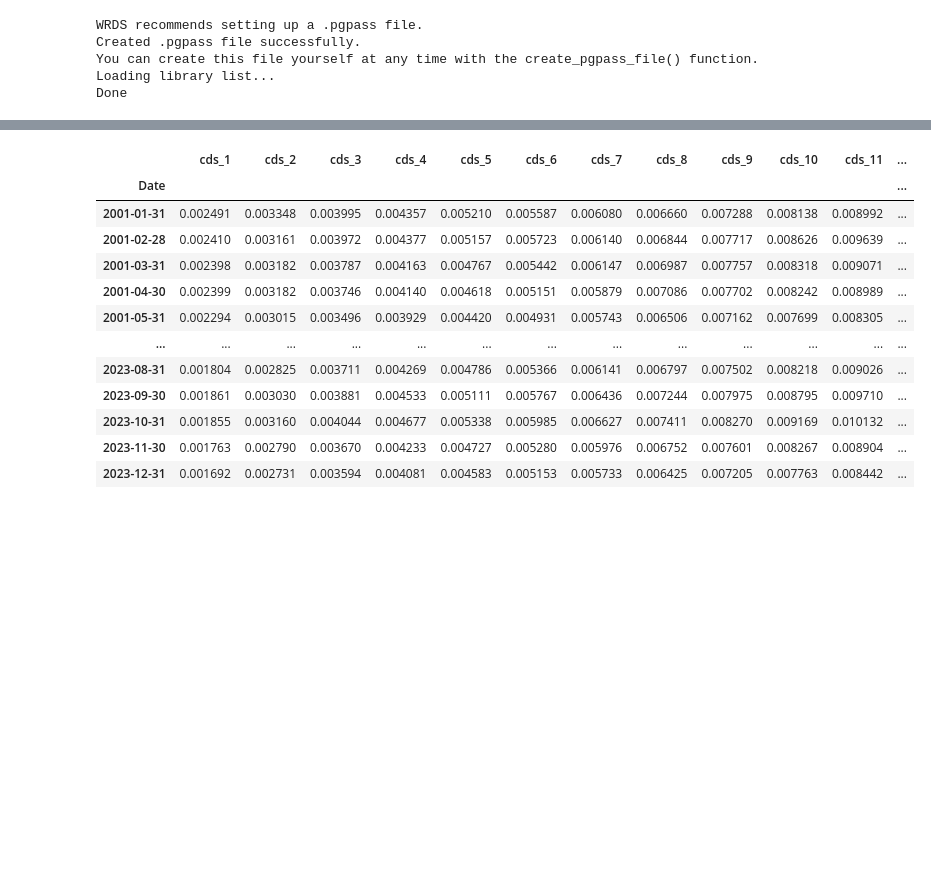
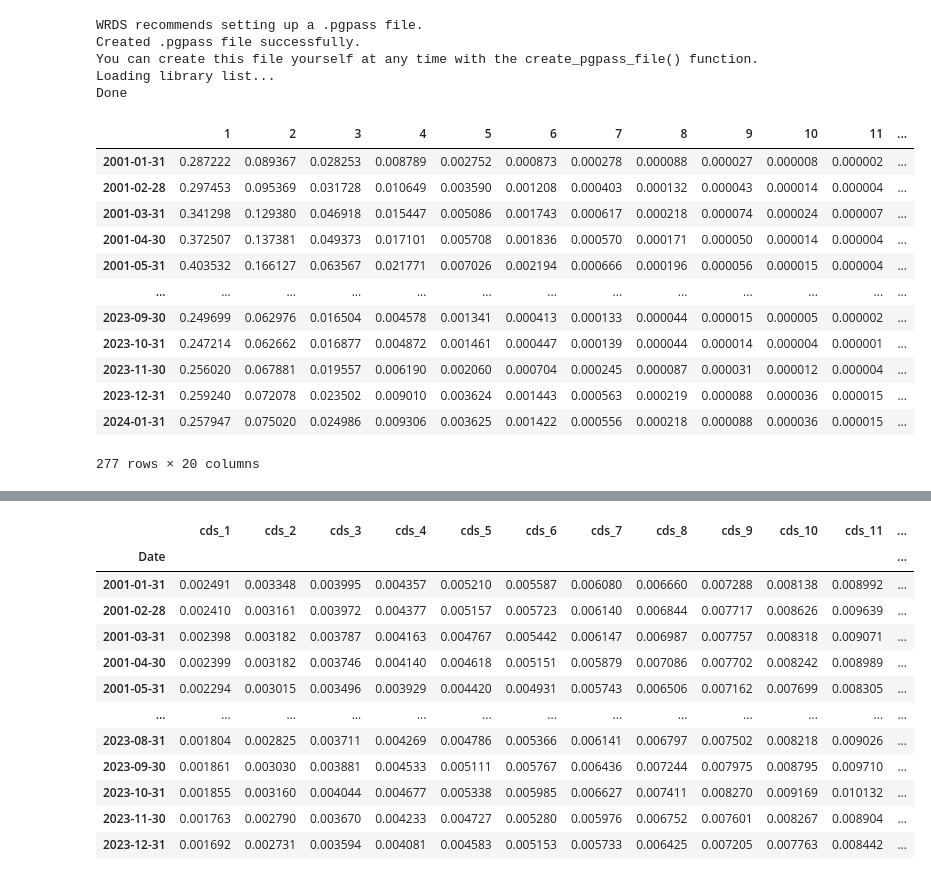
Before and after one commit to kausthub-keshava/P15_DANK, a Jupyter notebook: src/calc_CDS_return.ipynb, the cells around one changed output, grey strips where cells are left out. Saved outputs shown, nothing was run; the diff lists cells and outputs as text; code cells hidden in the pictures; blank space fills up the shorter version.

Commit message:
calc quarterly dicount

```diff
--- a/src/calc_CDS_return.ipynb
+++ b/src/calc_CDS_return.ipynb
@@ -18,3 +18,20 @@ Created .pgpass file successfully.
 You can create this file yourself at any time with the create_pgpass_file() function.
 Loading library list...
 Done
+# %%
+quarterly_discount = calc_discount(start_date, end_date)
+quarterly_discount
+# %% [output]
+|  | 1 | 2 | 3 | 4 | 5 | 6 | 7 | 8 | 9 | 10 | 11 | ... |
+| 2001-01-31 | 0.287222 | 0.089367 | 0.028253 | 0.008789 | 0.002752 | 0.000873 | 0.000278 | 0.000088 | 0.000027 | 0.000008 | 0.000002 | ... |
+| 2001-02-28 | 0.297453 | 0.095369 | 0.031728 | 0.010649 | 0.003590 | 0.001208 | 0.000403 | 0.000132 | 0.000043 | 0.000014 | 0.000004 | ... |
+| 2001-03-31 | 0.341298 | 0.129380 | 0.046918 | 0.015447 | 0.005086 | 0.001743 | 0.000617 | 0.000218 | 0.000074 | 0.000024 | 0.000007 | ... |
+| 2001-04-30 | 0.372507 | 0.137381 | 0.049373 | 0.017101 | 0.005708 | 0.001836 | 0.000570 | 0.000171 | 0.000050 | 0.000014 | 0.000004 | ... |
+| 2001-05-31 | 0.403532 | 0.166127 | 0.063567 | 0.021771 | 0.007026 | 0.002194 | 0.000666 | 0.000196 | 0.000056 | 0.000015 | 0.000004 | ... |
+| ... | ... | ... | ... | ... | ... | ... | ... | ... | ... | ... | ... | ... |
+| 2023-09-30 | 0.249699 | 0.062976 | 0.016504 | 0.004578 | 0.001341 | 0.000413 | 0.000133 | 0.000044 | 0.000015 | 0.000005 | 0.000002 | ... |
+| 2023-10-31 | 0.247214 | 0.062662 | 0.016877 | 0.004872 | 0.001461 | 0.000447 | 0.000139 | 0.000044 | 0.000014 | 0.000004 | 0.000001 | ... |
+| 2023-11-30 | 0.256020 | 0.067881 | 0.019557 | 0.006190 | 0.002060 | 0.000704 | 0.000245 | 0.000087 | 0.000031 | 0.000012 | 0.000004 | ... |
+| 2023-12-31 | 0.259240 | 0.072078 | 0.023502 | 0.009010 | 0.003624 | 0.001443 | 0.000563 | 0.000219 | 0.000088 | 0.000036 | 0.000015 | ... |
+| 2024-01-31 | 0.257947 | 0.075020 | 0.024986 | 0.009306 | 0.003625 | 0.001422 | 0.000556 | 0.000218 | 0.000088 | 0.000036 | 0.000015 | ... |
+277 rows × 20 columns
```
Also changed, not shown: parts of 3 cells of this notebook.
